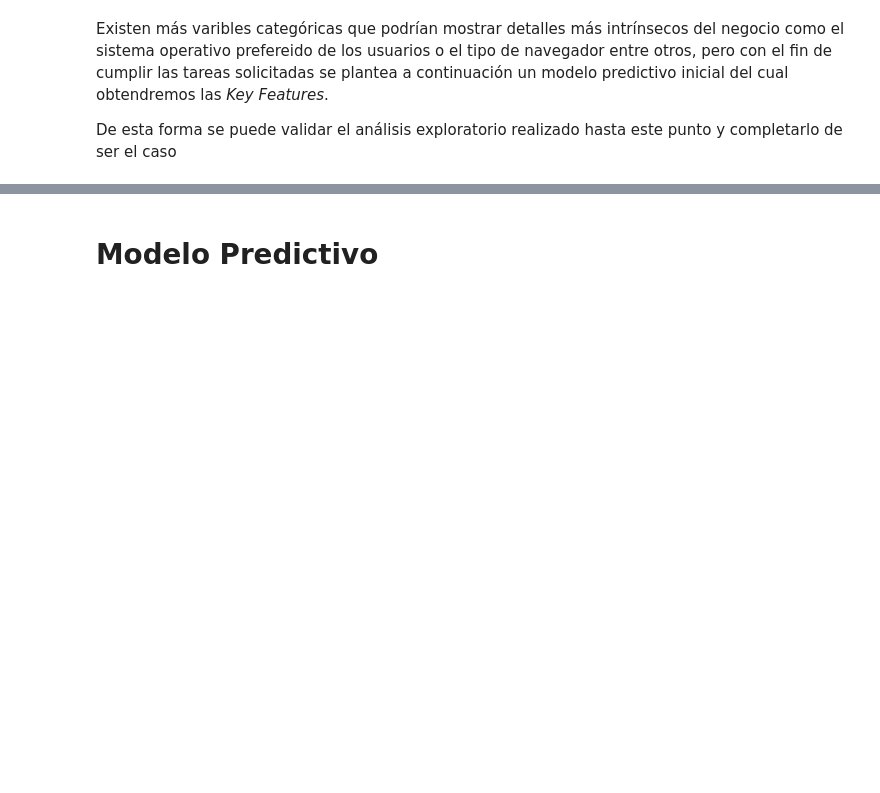
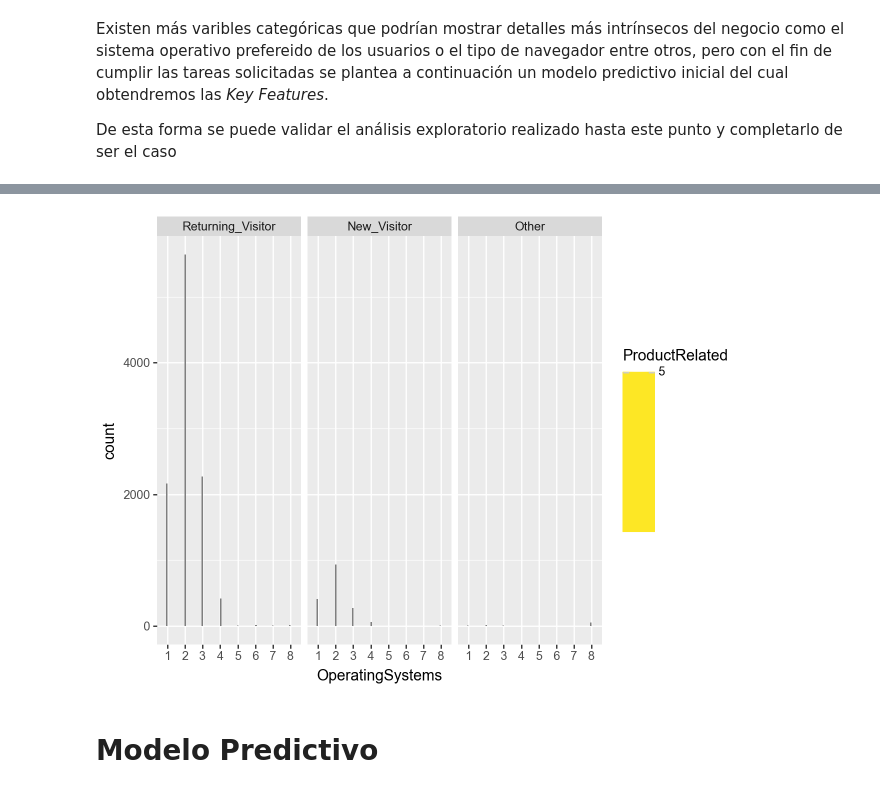
Before and after one commit to AEEM1993/DS_CasoPractico_MOD8, a Jupyter notebook: CASO_PRACTICO.ipynb, the cells around one changed output, grey strips where cells are left out. Drawn from its saved outputs; the diff is of its cells as text; code cells hidden in the pictures; blank space fills up the shorter version.

```diff
--- a/CASO_PRACTICO.ipynb
+++ b/CASO_PRACTICO.ipynb
@@ -482,3 +514,11 @@ De esta forma se puede validar el análisis exploratorio realizado hasta este pu
+# %%
+(
+    ggplot(df_data) +
+    geom_histogram(mapping= aes("OperatingSystems", fill = "ProductRelated")) +
+    facet_wrap("~VisitorType")
+)
+# %% [output]
+[figure, added]
 # %% [markdown]
 # Modelo Predictivo
 # %% [markdown]
```
Also changed, not shown: parts of 9 cells of this notebook.
